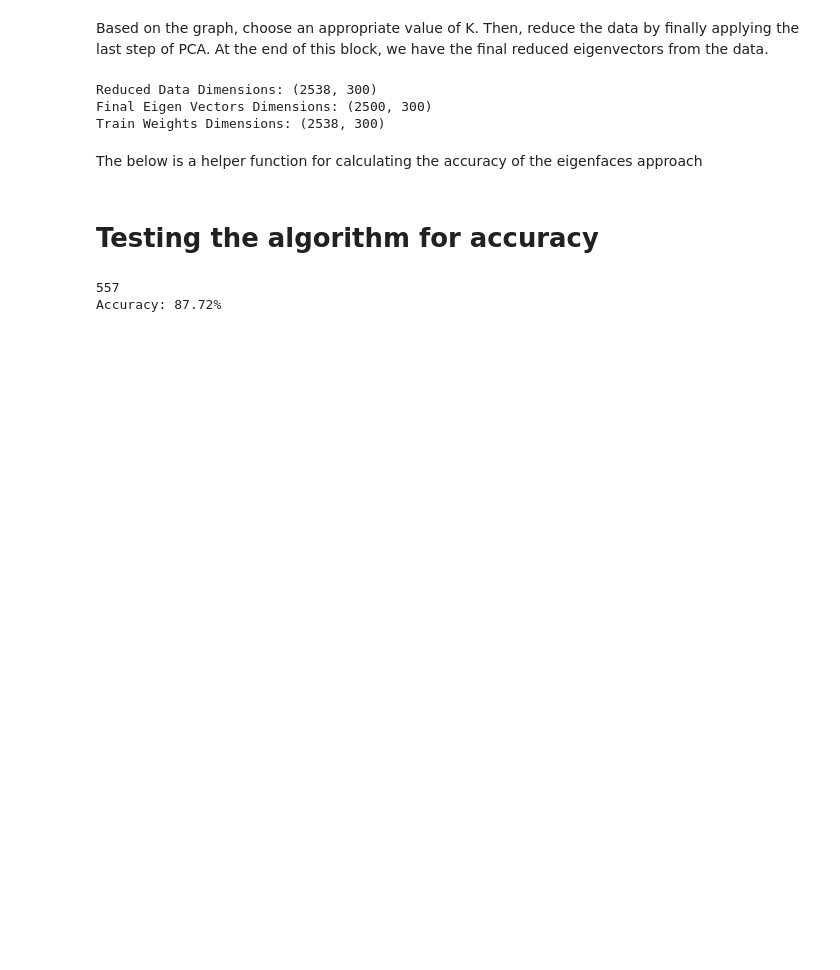
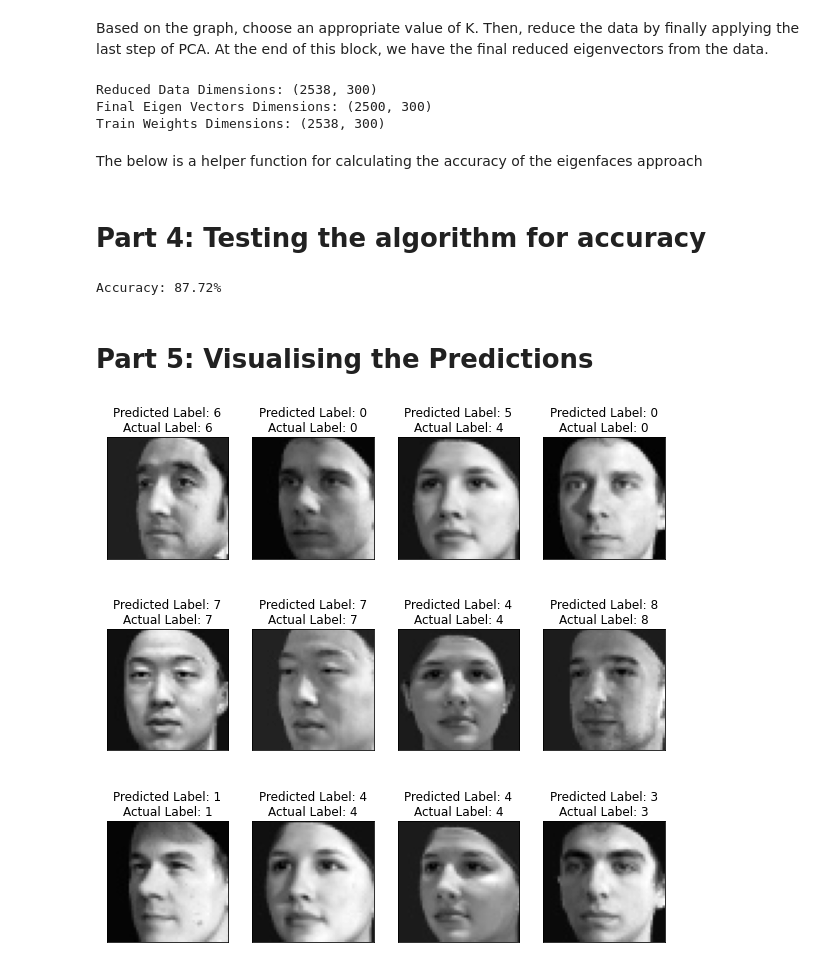
Before and after one commit to uditvyas/Face_Recognition, a Jupyter notebook: FINAL.ipynb, the cells around one changed output. Saved outputs shown, nothing was run; the diff lists cells and outputs as text; code cells hidden in the pictures; blank space fills up the shorter version.

```diff
--- a/FINAL.ipynb
+++ b/FINAL.ipynb
@@ -199,25 +216,25 @@ Train Weights Dimensions: (2538, 300)
 # %% [markdown]
 The below is a helper function for calculating the accuracy of the eigenfaces approach
 # %%
-def display_compare(test_img,predicted_index,test_index):
+def display_compare(test_img,predicted_index,test_index,pred_labels):
     test_img = np.reshape(test_img,(-1,100))
     actual_label = y_test[test_index]
-    # print("Actual Label: {}".format(actual_label))
-    # cv2_imshow(test_img)
 
     predicted_image = np.reshape(X_train[predicted_index],(-1,100))
     predicted_label = y_train[predicted_index]
-    # print("Predicted Label: {}".format(predicted_label))
-    # cv2_imshow(predicted_image)
+    pred_labels.append(predicted_label)
 
     if predicted_label == actual_label:
         return 1
     else:
         return 0
 # %% [markdown]
-# Testing the algorithm for accuracy
+# Part 4: Testing the algorithm for accuracy
 # %%
 correct = 0
+
+pred_labels = []
+
 for i in tqdm(range(len(X_test))):
     img = X_test[i]
     norm_img = img - mean_face
@@ -225,10 +242,10 @@ for i in tqdm(range(len(X_test))):
     weight_error = train_weights - weights
     norms = np.linalg.norm(weight_error,axis = 1)
     predicted_index = np.argmin(norms)
-    correct = correct + display_compare(img,predicted_index,i)
+    correct = correct + display_compare(img,predicted_index,i,pred_labels)
 
 accuracy = correct*100/(i+1)
-print("Accuracy: {:.2f}%".format(accuracy))
+print("\nAccuracy: {:.2f}%".format(accuracy))
+pred_labels = np.array(pred_labels)
 # %% [output]
-557
 Accuracy: 87.72%
@@ -293,27 +252,16 @@ prepare_neg_images()
+# %% [markdown]
+# Part 5: Visualising the Predictions
 # %%
+# Visualization
+def plot_gallery(images, pred_labels, actual_labels, h, w, rows=3, cols=4):
+    plt.figure(figsize = (10,10))
+    for i in range(rows * cols):
+        plt.subplot(rows, cols, i + 1)
+        plt.imshow(np.reshape(images[i],(-1, h)), cmap=plt.cm.gray)
+        plt.title("Predicted Label: {}\nActual Label: {}".format(pred_labels[i],actual_labels[i]))
+        plt.xticks(())
+        plt.yticks(())
 
-# y_pred = clf.predict(X_test_pca)
-# print(classification_report(y_test, y_pred, target_names=target_names))
-
-# # Visualization
-# def plot_gallery(images, titles, h, w, rows=3, cols=4):
-#     plt.figure(figsize = (10,10))
-#     for i in range(rows * cols):
-#         plt.subplot(rows, cols, i + 1)
-#         plt.imshow(images[i].reshape((h, w)), cmap=plt.cm.gray)
-#         plt.title(titles[i])
-#         plt.xticks(())
-#         plt.yticks(())
-
-# def titles(y_pred, y_test, target_names):
-#     for i in range(y_pred.shape[0]):
-#         pred_name = target_names[y_pred[i]].split(' ')[-1]
-#         true_name = target_names[y_test[i]].split(' ')[-1]
-#         yield 'predicted: {0}\ntrue: {1}'.format(pred_name, true_name)
-
-# prediction_titles = list(titles(y_pred, y_test, target_names))
-# plot_gallery(X_test, prediction_titles, h, w)
-
-# eigenface_titles = ["eigenface %d" % i for i in range(eigenfaces.shape[0])]
-# plot_gallery(eigenfaces, eigenface_titles, h, w)
-# plt.show()
+plot_gallery(X_test, pred_labels, y_test, h, w)
+# %% [output]
+[figure, added]
```
Also changed, not shown: parts of 11 cells of this notebook, 3 other files.
